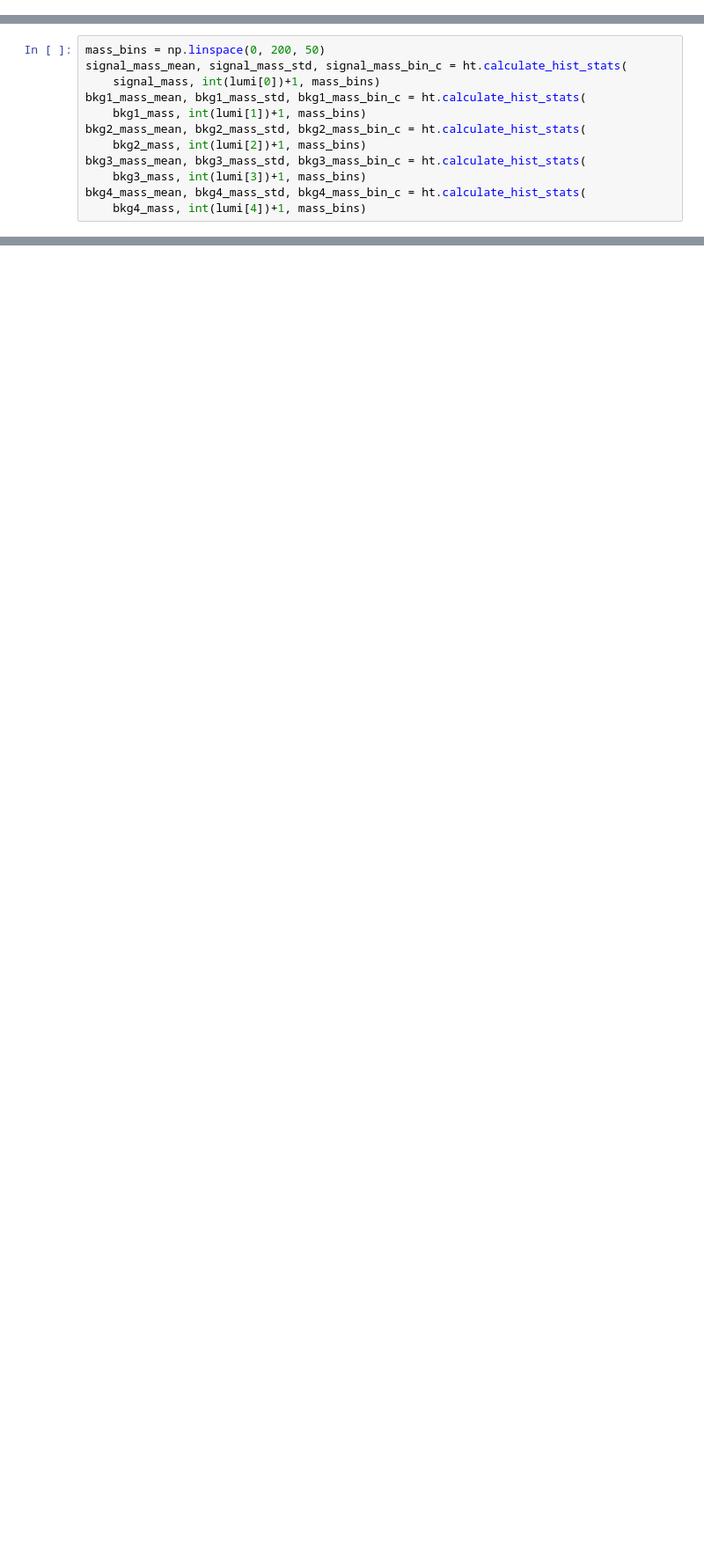
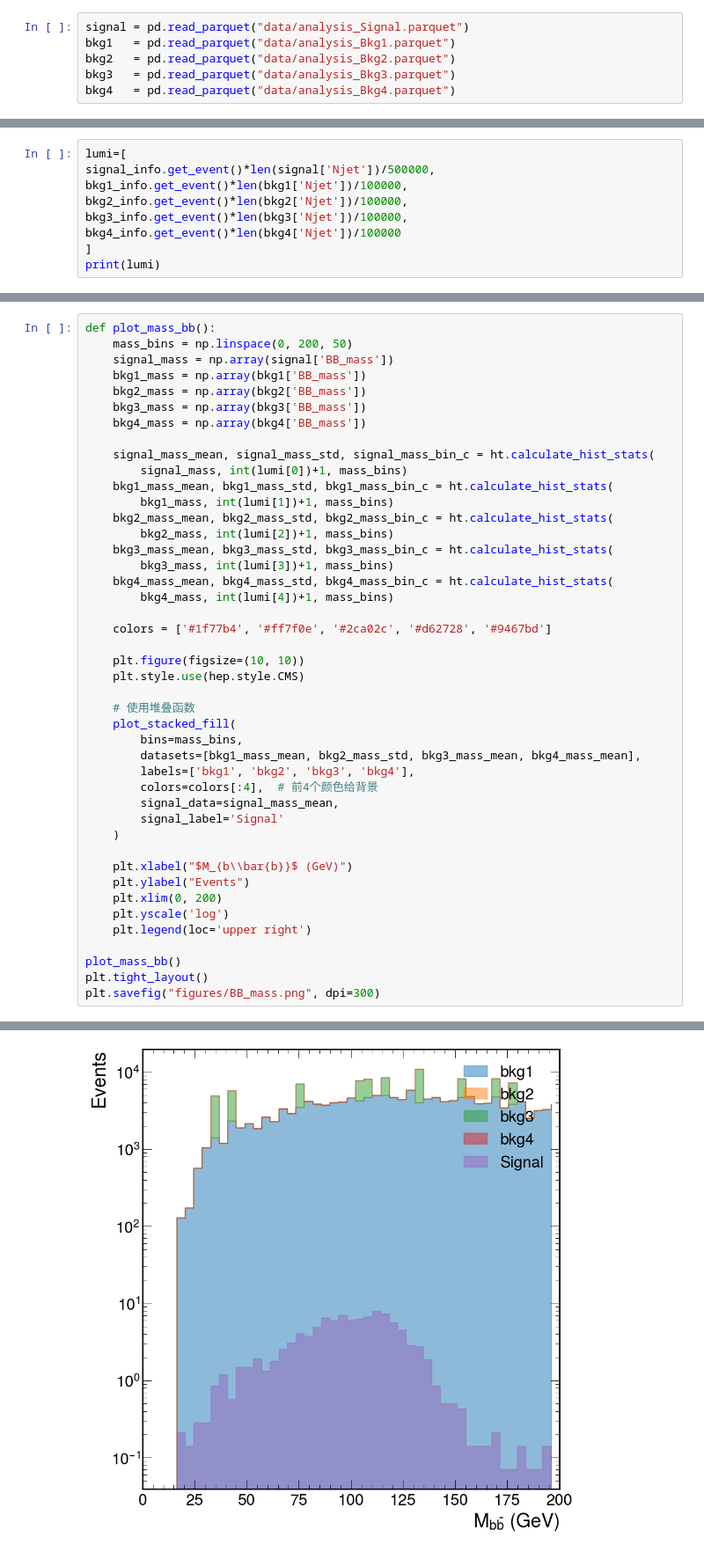
Before and after one commit to WilliamMarci/WHG_Analysis, a Jupyter notebook: plot.ipynb, the cells around one changed output, grey strips where cells are left out. Shown: that part at 88% size. Drawn from its saved outputs; the diff is of its cells as text; blank space fills up the shorter version.

Commit message:
add plot code

```diff
--- a/plot.ipynb
+++ b/plot.ipynb
@@ -27,0 +7,6 @@ bkg 4 :Before cut: 100000 events, After cut: 112 events
+# %%
+signal = pd.read_parquet("data/analysis_Signal.parquet")
+bkg1   = pd.read_parquet("data/analysis_Bkg1.parquet")
+bkg2   = pd.read_parquet("data/analysis_Bkg2.parquet")
+bkg3   = pd.read_parquet("data/analysis_Bkg3.parquet")
+bkg4   = pd.read_parquet("data/analysis_Bkg4.parquet")
@@ -64,0 +47,9 @@ print(lumi)
+# %%
+lumi=[
+signal_info.get_event()*len(signal['Njet'])/500000,
+bkg1_info.get_event()*len(bkg1['Njet'])/100000,
+bkg2_info.get_event()*len(bkg2['Njet'])/100000,
+bkg3_info.get_event()*len(bkg3['Njet'])/100000,
+bkg4_info.get_event()*len(bkg4['Njet'])/100000
+]
+print(lumi)
@@ -65,13 +102,45 @@ print(lumi)
 # %%
-mass_bins = np.linspace(0, 200, 50)
-signal_mass_mean, signal_mass_std, signal_mass_bin_c = ht.calculate_hist_stats(
-    signal_mass, int(lumi[0])+1, mass_bins)
-bkg1_mass_mean, bkg1_mass_std, bkg1_mass_bin_c = ht.calculate_hist_stats(
-    bkg1_mass, int(lumi[1])+1, mass_bins)
-bkg2_mass_mean, bkg2_mass_std, bkg2_mass_bin_c = ht.calculate_hist_stats(
-    bkg2_mass, int(lumi[2])+1, mass_bins)
-bkg3_mass_mean, bkg3_mass_std, bkg3_mass_bin_c = ht.calculate_hist_stats(
-    bkg3_mass, int(lumi[3])+1, mass_bins)
-bkg4_mass_mean, bkg4_mass_std, bkg4_mass_bin_c = ht.calculate_hist_stats(
-    bkg4_mass, int(lumi[4])+1, mass_bins)
+def plot_mass_bb():
+    mass_bins = np.linspace(0, 200, 50)
+    signal_mass = np.array(signal['BB_mass'])
+    bkg1_mass = np.array(bkg1['BB_mass'])
+    bkg2_mass = np.array(bkg2['BB_mass'])
+    bkg3_mass = np.array(bkg3['BB_mass'])
+    bkg4_mass = np.array(bkg4['BB_mass'])
+
+    signal_mass_mean, signal_mass_std, signal_mass_bin_c = ht.calculate_hist_stats(
+        signal_mass, int(lumi[0])+1, mass_bins)
+    bkg1_mass_mean, bkg1_mass_std, bkg1_mass_bin_c = ht.calculate_hist_stats(
+        bkg1_mass, int(lumi[1])+1, mass_bins)
+    bkg2_mass_mean, bkg2_mass_std, bkg2_mass_bin_c = ht.calculate_hist_stats(
+        bkg2_mass, int(lumi[2])+1, mass_bins)
+    bkg3_mass_mean, bkg3_mass_std, bkg3_mass_bin_c = ht.calculate_hist_stats(
+        bkg3_mass, int(lumi[3])+1, mass_bins)
+    bkg4_mass_mean, bkg4_mass_std, bkg4_mass_bin_c = ht.calculate_hist_stats(
+        bkg4_mass, int(lumi[4])+1, mass_bins)
+
+    colors = ['#1f77b4', '#ff7f0e', '#2ca02c', '#d62728', '#9467bd']
+
+    plt.figure(figsize=(10, 10))
+    plt.style.use(hep.style.CMS)
+
+    # 使用堆叠函数
+    plot_stacked_fill(
+        bins=mass_bins,
+        datasets=[bkg1_mass_mean, bkg2_mass_std, bkg3_mass_mean, bkg4_mass_mean],
+        labels=['bkg1', 'bkg2', 'bkg3', 'bkg4'],
+        colors=colors[:4],  # 前4个颜色给背景
+        signal_data=signal_mass_mean,
+        signal_label='Signal'
+    )
+
+    plt.xlabel("$M_{b\\bar{b}}$ (GeV)")
+    plt.ylabel("Events")
+    plt.xlim(0, 200)
+    plt.yscale('log')
+    plt.legend(loc='upper right')
+
+plot_mass_bb()
+plt.tight_layout()
+plt.savefig("figures/BB_mass.png", dpi=300)
 # %% [output]
@@ -86,0 +148 @@ Warning: 截断 -1086 个无法分组的数据
+[figure, added]
```
Also changed, not shown: parts of 13 cells of this notebook, 2 other files.
